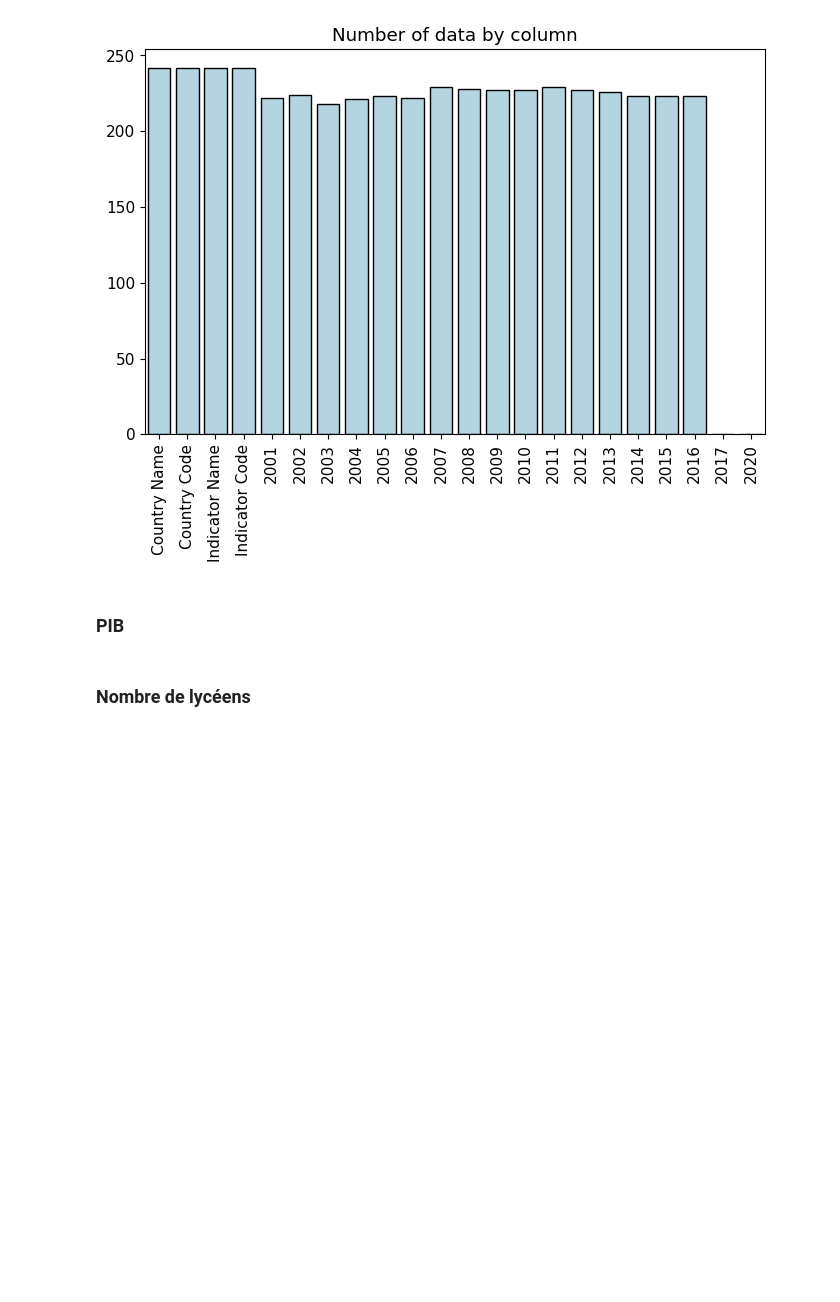
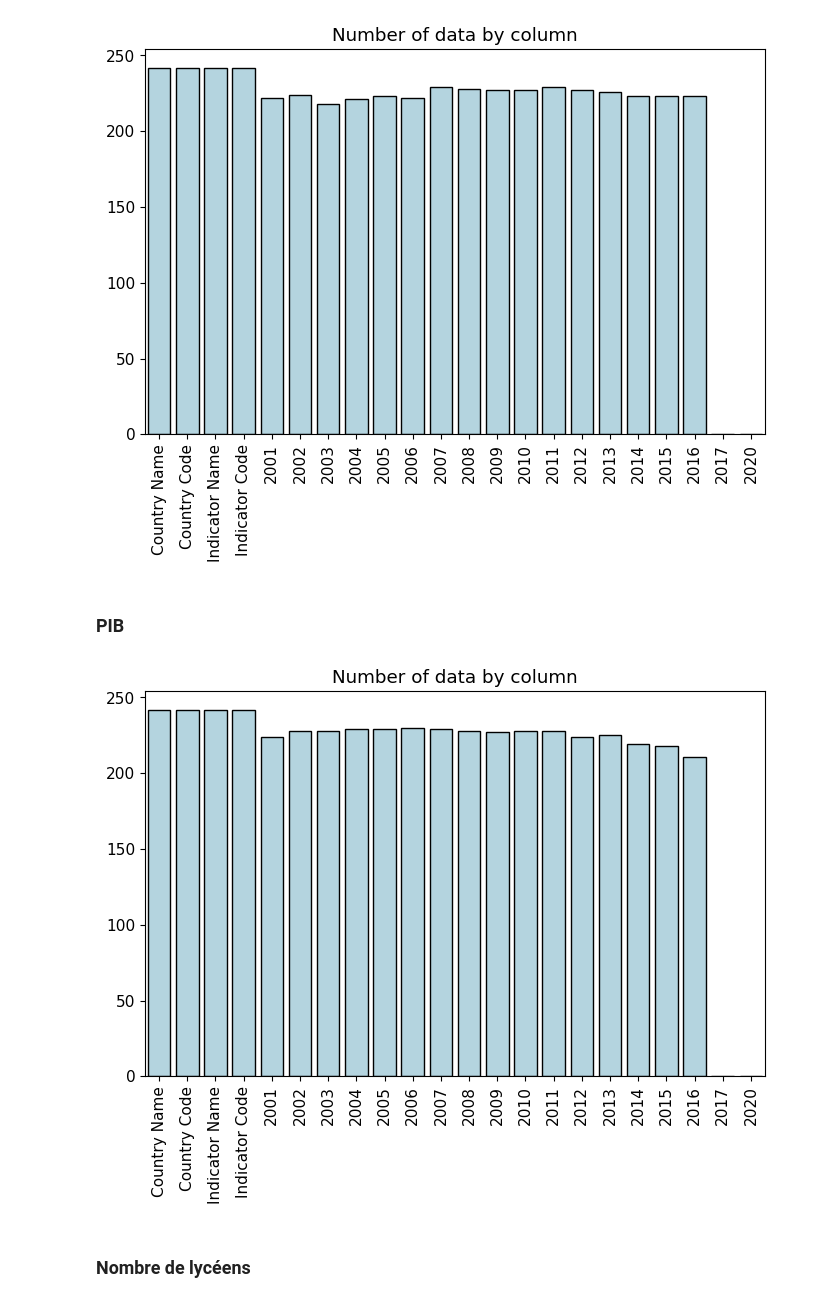
Before and after one commit to Zriple-Drison/Projet-2, a Jupyter notebook: Projet 2.ipynb, the cells around one changed output. Saved outputs shown, nothing was run; the diff lists cells and outputs as text; code cells hidden in the pictures; blank space fills up the shorter version.

```diff
--- a/Projet 2.ipynb
+++ b/Projet 2.ipynb
@@ -443,6 +412,10 @@ value_count('IT.NET.USER.P2')
 [figure]
 # %% [markdown]
 ### PIB
+# %%
+value_count('NY.GDP.PCAP.CD')
+# %% [output]
+[figure, added]
 # %% [markdown]
 ### Nombre de lycéens
 # %% [markdown]
```
Also changed, not shown: parts of 30 cells of this notebook.
